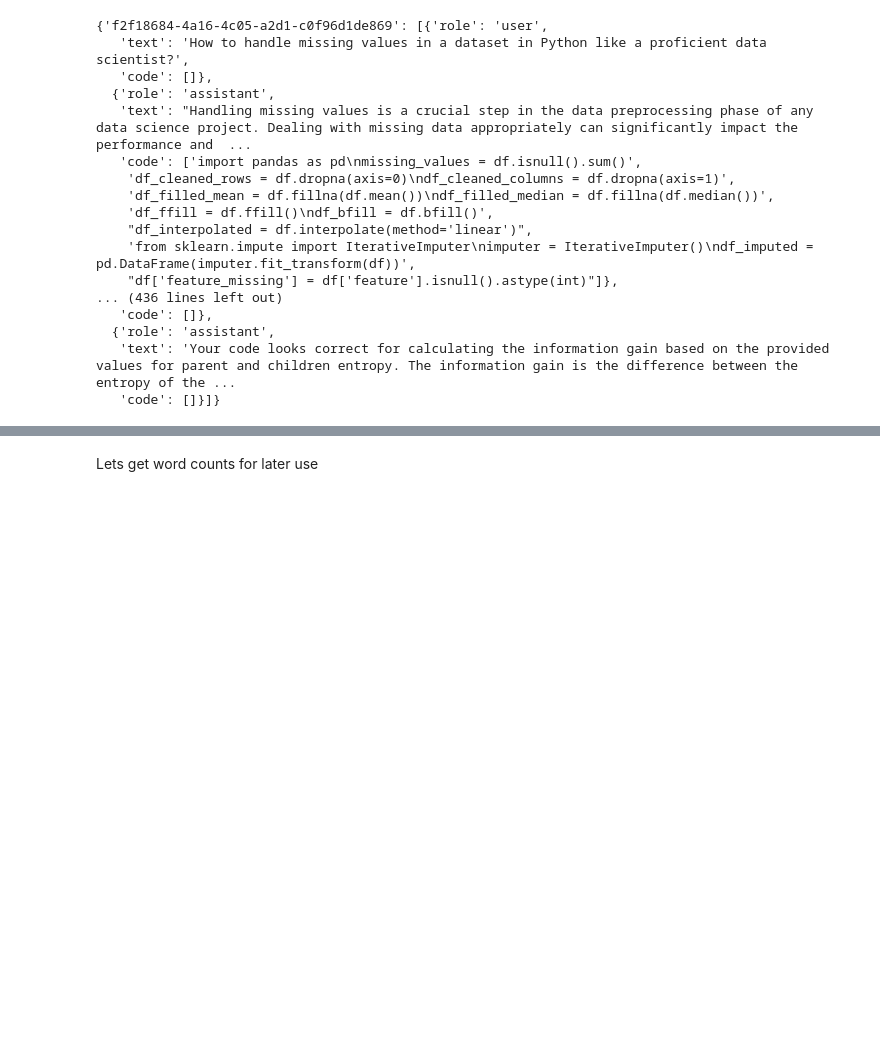
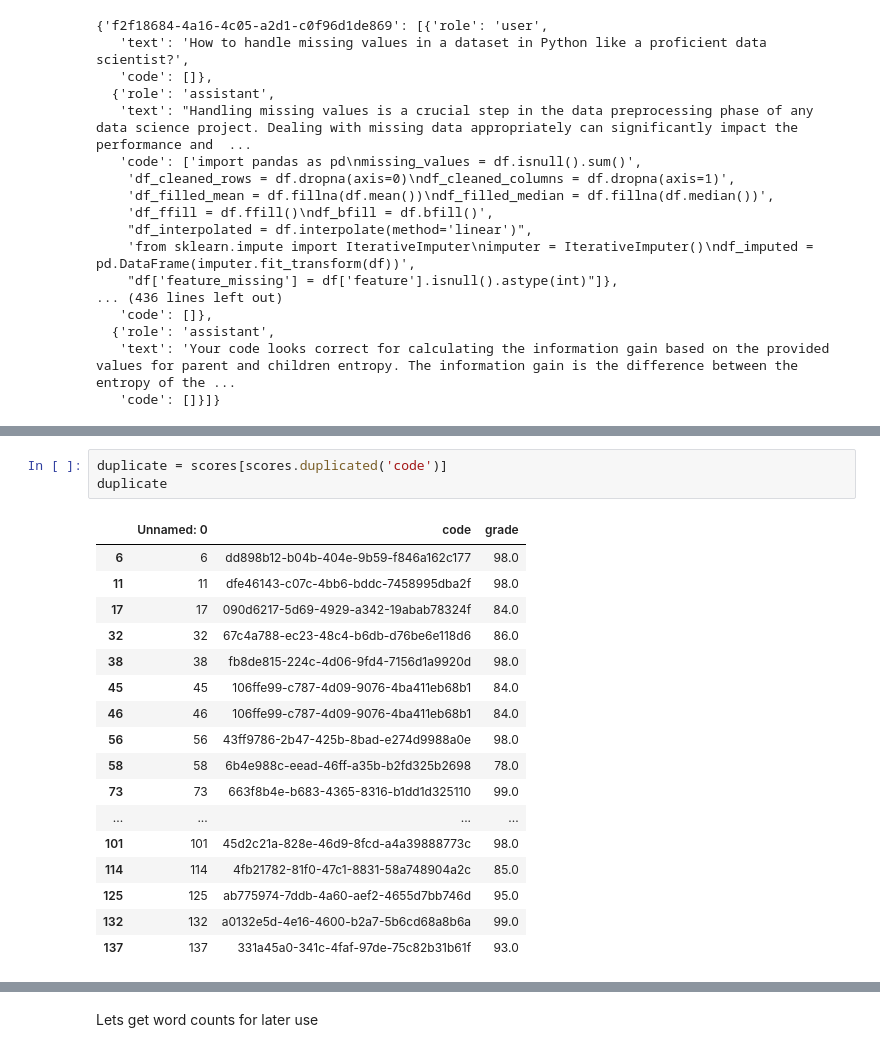
Before and after one commit to cerenarkac21/PROJE_CS412, a Jupyter notebook: code_base.ipynb, the cells around one changed output, grey strips where cells are left out. Drawn from its saved outputs; the diff is of its cells as text; blank space fills up the shorter version.

```diff
--- a/code_base.ipynb
+++ b/code_base.ipynb
@@ -142,0 +202,21 @@ pprint(code2convos["f2f18684-4a16-4c05-a2d1-c0f96d1de869"])
+# %%
+duplicate = scores[scores.duplicated('code')]
+duplicate
+# %% [output]
+|  | Unnamed: 0 | code | grade |
+| 6 | 6 | dd898b12-b04b-404e-9b59-f846a162c177 | 98.0 |
+| 11 | 11 | dfe46143-c07c-4bb6-bddc-7458995dba2f | 98.0 |
+| 17 | 17 | 090d6217-5d69-4929-a342-19abab78324f | 84.0 |
+| 32 | 32 | 67c4a788-ec23-48c4-b6db-d76be6e118d6 | 86.0 |
+| 38 | 38 | fb8de815-224c-4d06-9fd4-7156d1a9920d | 98.0 |
+| 45 | 45 | 106ffe99-c787-4d09-9076-4ba411eb68b1 | 84.0 |
+| 46 | 46 | 106ffe99-c787-4d09-9076-4ba411eb68b1 | 84.0 |
+| 56 | 56 | 43ff9786-2b47-425b-8bad-e274d9988a0e | 98.0 |
+| 58 | 58 | 6b4e988c-eead-46ff-a35b-b2fd325b2698 | 78.0 |
+| 73 | 73 | 663f8b4e-b683-4365-8316-b1dd1d325110 | 99.0 |
+| ... | ... | ... | ... |
+| 101 | 101 | 45d2c21a-828e-46d9-8fcd-a4a39888773c | 98.0 |
+| 114 | 114 | 4fb21782-81f0-47c1-8831-58a748904a2c | 85.0 |
+| 125 | 125 | ab775974-7ddb-4a60-aef2-4655d7bb746d | 95.0 |
+| 132 | 132 | a0132e5d-4e16-4600-b2a7-5b6cd68a8b6a | 99.0 |
+| 137 | 137 | 331a45a0-341c-4faf-97de-75c82b31b61f | 93.0 |
```
Also changed, not shown: parts of 21 cells of this notebook.
